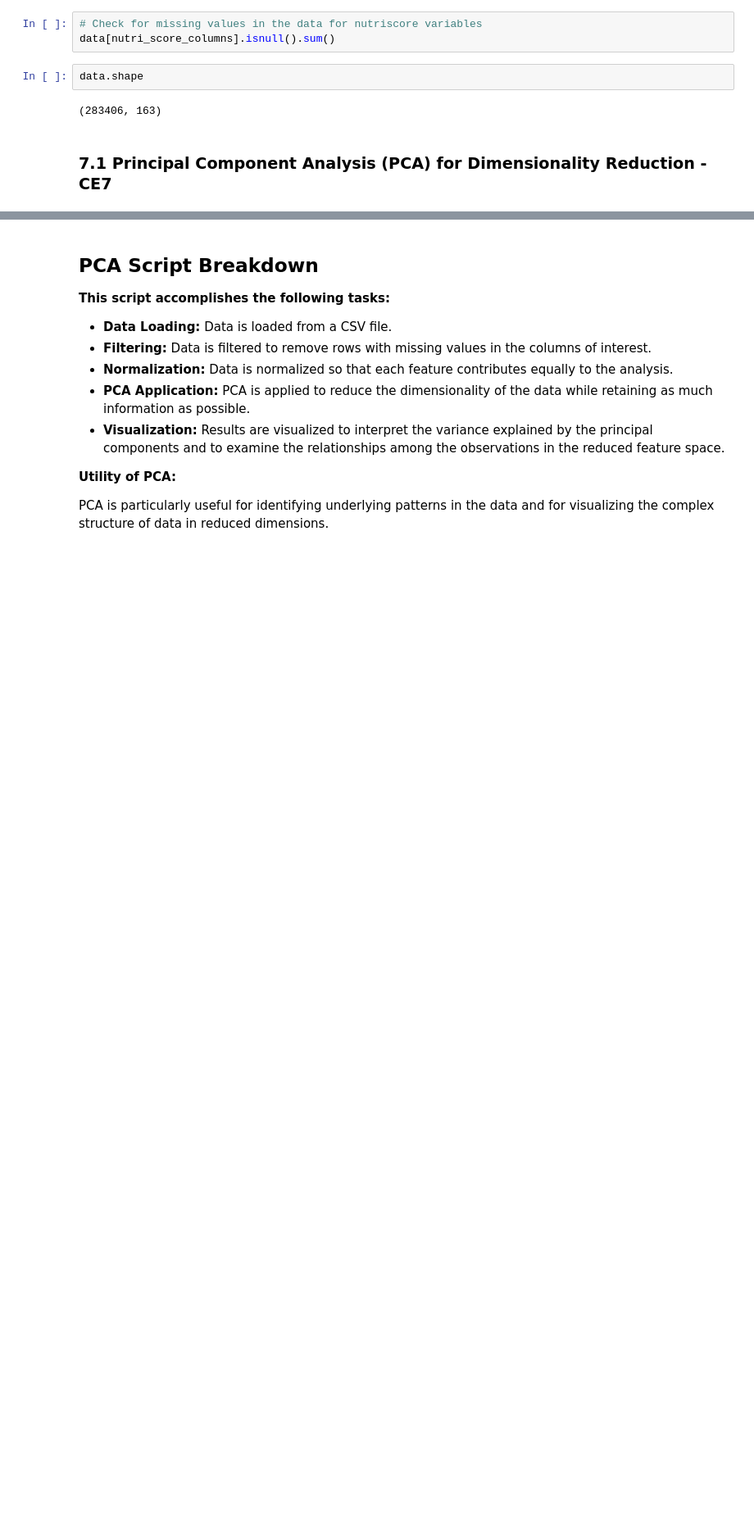
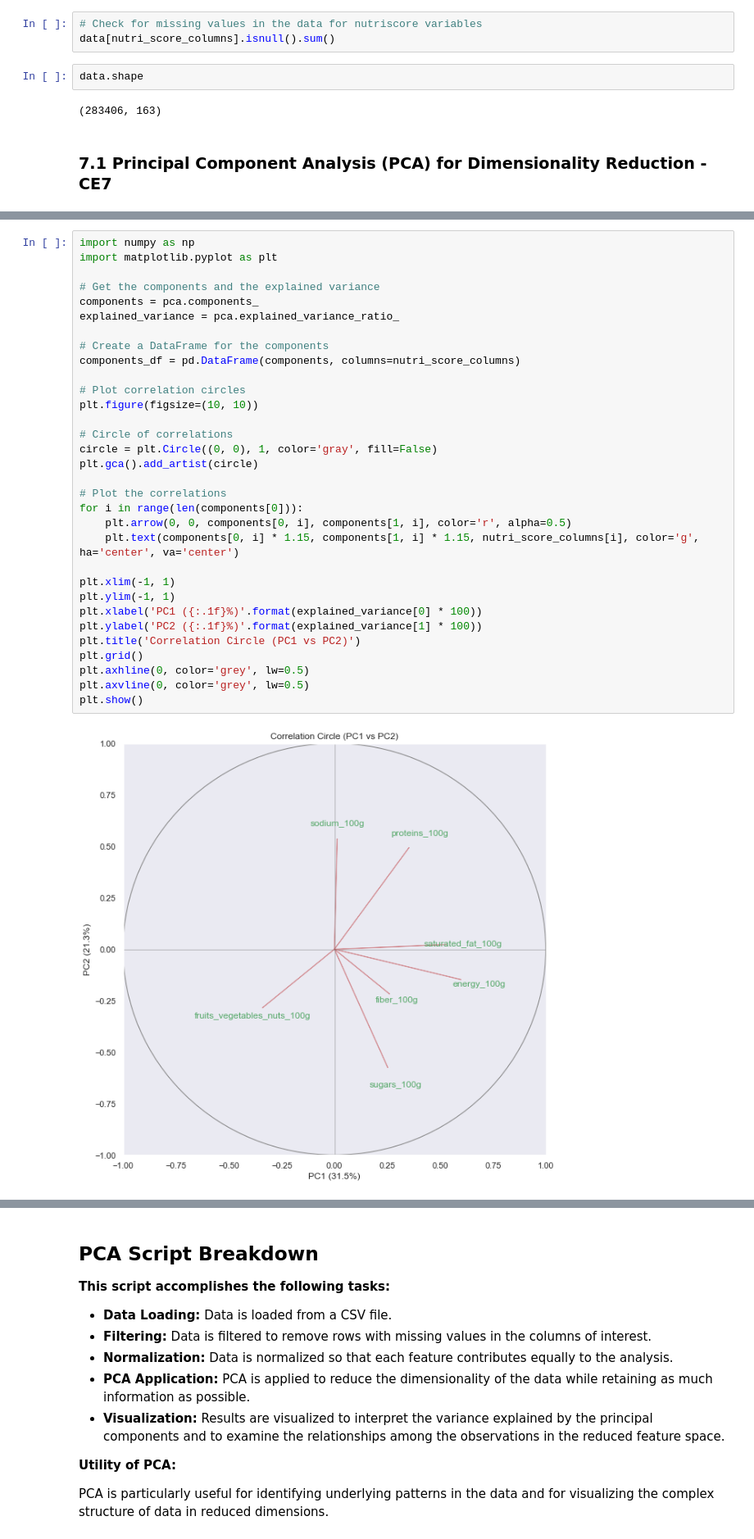
Before and after one commit to preudh/OC_IA_P3_Prepare_data_for_a_public_health_organization, a Jupyter notebook: notebooks/openfoodfacts-data-analysis.ipynb, the cells around one changed output, grey strips where cells are left out. Shown at 82% size. Saved outputs shown, nothing was run; the diff lists cells and outputs as text; blank space fills up the shorter version.

```diff
--- a/notebooks/openfoodfacts-data-analysis.ipynb
+++ b/notebooks/openfoodfacts-data-analysis.ipynb
@@ -3059,0 +3071,34 @@ plt.show()
+# %%
+import numpy as np
+import matplotlib.pyplot as plt
+
+# Get the components and the explained variance
+components = pca.components_
+explained_variance = pca.explained_variance_ratio_
+
+# Create a DataFrame for the components
+components_df = pd.DataFrame(components, columns=nutri_score_columns)
+
+# Plot correlation circles
+plt.figure(figsize=(10, 10))
+
+# Circle of correlations
+circle = plt.Circle((0, 0), 1, color='gray', fill=False)
+plt.gca().add_artist(circle)
+
+# Plot the correlations
+for i in range(len(components[0])):
+    plt.arrow(0, 0, components[0, i], components[1, i], color='r', alpha=0.5)
+    plt.text(components[0, i] * 1.15, components[1, i] * 1.15, nutri_score_columns[i], color='g', ha='center', va='center')
+
+plt.xlim(-1, 1)
+plt.ylim(-1, 1)
+plt.xlabel('PC1 ({:.1f}%)'.format(explained_variance[0] * 100))
+plt.ylabel('PC2 ({:.1f}%)'.format(explained_variance[1] * 100))
+plt.title('Correlation Circle (PC1 vs PC2)')
+plt.grid()
+plt.axhline(0, color='grey', lw=0.5)
+plt.axvline(0, color='grey', lw=0.5)
+plt.show()
+# %% [output]
+[figure, added]
```
Also changed, not shown: parts of 5 cells of this notebook.
